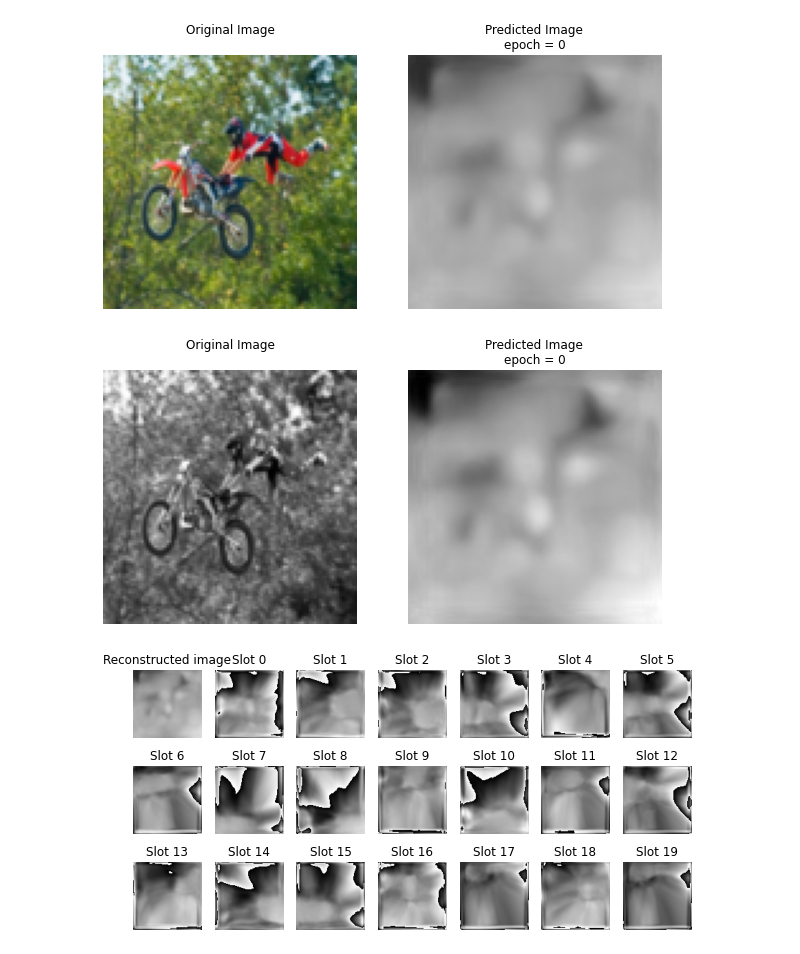
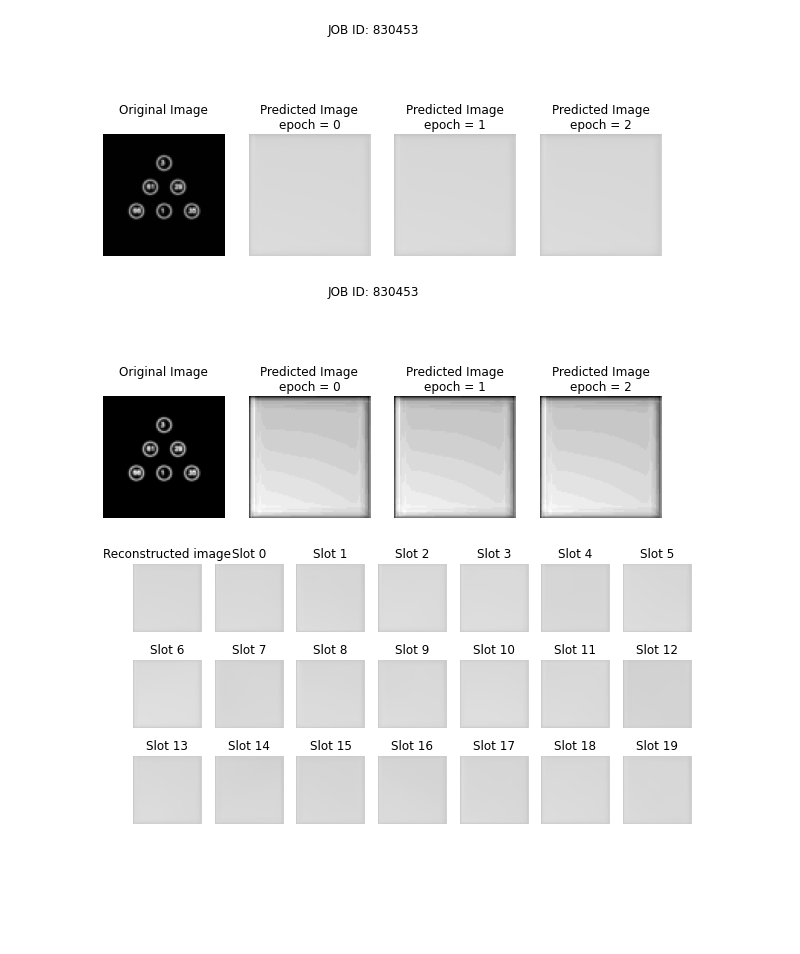
Before and after one commit to jakfol1217/Universal_AVR_Model, a Jupyter notebook: src/notebooks/visualize_stsn.ipynb, the cells around one changed output. Cells and saved outputs as stored; diff of their text form; code cells hidden in the pictures; blank space fills up the shorter version.

Commit message:
add job id to slot logging, task names

```diff
--- a/src/notebooks/visualize_stsn.ipynb
+++ b/src/notebooks/visualize_stsn.ipynb
@@ -10,7 +10,7 @@ from PIL import Image
 import h5py
 import glob
 # %%
-DATA_ROOT = "../data/out/tmp"
+DATA_ROOT = "."#"../data/out/tmp"
 # %%
 def preprocess_image(img: npt.NDArray[np.float32]) -> npt.NDArray[np.uint8]:
     """
@@ -124,9 +136,10 @@ for img_num in range(3):
         img_num=img_num,
         batch_num=0,
         epochs=None,
+        job_ids=None,
         # force_gray_scale=True,
         # img_kwargs={"cmap": cm.Greys_r},
     )
-    plt.suptitle(img_num)
+    #plt.suptitle(img_num)
     plt.show()
 # %% [output]
@@ -139,11 +152,12 @@ def plot_slot(
     batch_num,
     img_num,
     slot_id: int,
-    ax: plt.Axes | None = None,
+    task_name: str,
+    ax,#: plt.Axes | None = None,
     force_gray_scale: bool = False,
     **kwargs,
 ):
-    recons = np.array(h5_file['0']["recons"])[batch_num][img_num]
+    recons = np.array(h5_file[task_name]["recons"])[batch_num][img_num]
     ax = ax or plt.gca()
     ax.set_title(f"Slot {slot_id}")
     plot_image(np.transpose(recons[slot_id], (2, 0, 1)), ax, force_gray_scale, **kwargs)
@@ -154,13 +168,16 @@ def plot_slots(
     epoch,
     batch_num,
     img_num,
-    slot_ids: list[int] | None = None,
-    fig_shape: tuple[int, int] | None = None,
+    job_id: int,
+    task_name: str,
+    slot_ids=None,#: list[int] | None = None,
+    fig_shape=None,#: tuple[int, int] | None = None,
     force_gray_scale: bool = False,
     fig_kwargs: dict = {},
+
 ) -> None:
-    x = h5py.File(os.path.join(data_root, f"slots_{epoch}.hy"))
-    recons = np.array(x['0']["recons"])[batch_num][img_num]
+    x = h5py.File(os.path.join(data_root, f"{job_id}_slots_0_{epoch}.hy"))
+    recons = np.array(x[task_name]["recons"])[batch_num][img_num]
 
     if slot_ids is None:
         slot_ids = list(range(recons.shape[0]))
@@ -175,7 +192,7 @@ def plot_slots(
         if i == 0:
             axes.flat[0].set_title("Reconstructed image")
             plot_image(
-                np.array(x['0']["pred_img"])[batch_num][img_num],
+                np.array(x[task_name]["pred_img"])[batch_num][img_num],
                 axes.flat[0],
                 force_gray_scale=force_gray_scale,
                 **fig_kwargs,
@@ -186,6 +203,7 @@ def plot_slots(
             batch_num,
             img_num,
             slot,
+            task_name,
             ax,
             force_gray_scale=force_gray_scale,
             **fig_kwargs,
@@ -194,22 +212,27 @@ def plot_slots(
 # %%
 show_predictions_during_training(
     DATA_ROOT,
     img_num=0,
     batch_num=0,
     epochs=None,
+    job_ids=None
 )
 show_predictions_during_training(
     DATA_ROOT,
     img_num=0,
     batch_num=0,
     epochs=None,
+    job_ids=None,
     force_gray_scale=True,
     img_kwargs={"cmap": plt.get_cmap('gray')},
 )
 
-plot_slots(DATA_ROOT, epoch=0, img_num=0, batch_num=0, fig_shape=(3, 7))
+plot_slots(DATA_ROOT, epoch=0, img_num=0, batch_num=0,
+           job_id=830453,
+           task_name='mns',
+           fig_shape=(3, 7))
 # slot_ids=[0, 1, 2, 3]
 # %% [output]
-[figure, old version]
+[figure, new version]
-[figure, old version]
+[figure, new version]
-[figure, old version]
+[figure, new version]
```
Also changed, not shown: parts of 3 cells of this notebook, 1 other file.
